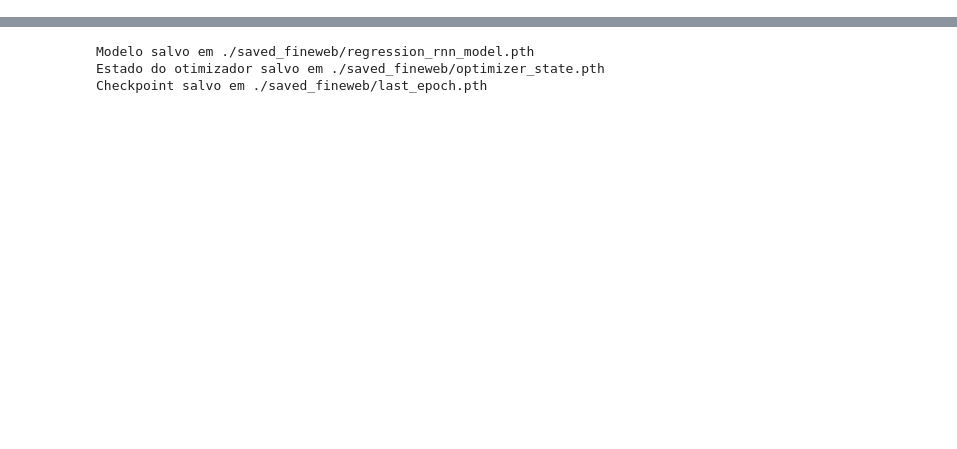
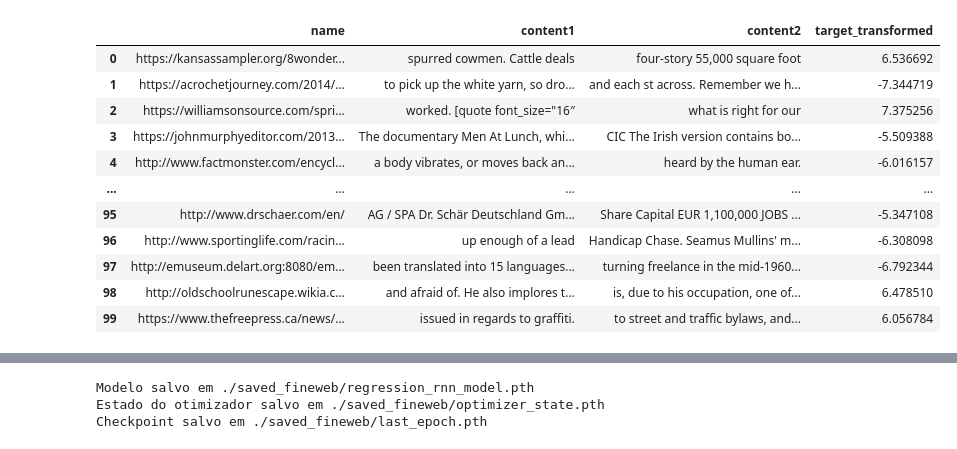
Before and after one commit to jadsongmatos/Tempo-nas-Narrativas, a Jupyter notebook: treino.ipynb, the cells around one changed output, grey strips where cells are left out. Cells and saved outputs as stored; diff of their text form; code cells hidden in the pictures; blank space fills up the shorter version.

Commit message:
mais dados

```diff
--- a/treino.ipynb
+++ b/treino.ipynb
@@ -0,0 +1,84 @@
+# %%
+import duckdb
+
+# Caminhos para os bancos de dados
+db1_path = 'fineweb.duckdb'  # Substitua pelo caminho do seu primeiro banco de dados
+db2_path = 'books.duckdb'  # Substitua pelo caminho do seu segundo banco de dados
+
+# Alias para o segundo banco de dados
+alias_db2 = 'db2_alias'
+
+# Conectar ao banco de dados principal
+conn = duckdb.connect(database=db1_path, read_only=False)
+
+# Anexar o segundo banco de dados
+conn.execute(f"ATTACH DATABASE '{db2_path}' AS {alias_db2}")
+
+# Verificar esquemas (opcional, mas recomendado)
+schema_main = conn.execute("DESCRIBE dataset").fetchdf()
+schema_db2 = conn.execute(f"DESCRIBE {alias_db2}.dataset").fetchdf()
+
+if not schema_main.equals(schema_db2):
+	raise Exception("Os esquemas das tabelas 'dataset' nos dois bancos de dados não são compatíveis.")
+
+# Executar a consulta modificada
+df_training = conn.execute(f"""
+WITH combined_dataset AS (
+	SELECT * FROM dataset
+	UNION ALL
+	SELECT * FROM {alias_db2}.dataset
+),
+sampled_a AS (
+	SELECT id, indice, content, name
+	FROM (
+	SELECT
+		id,
+		indice,
+		content,
+		name,
+		ROW_NUMBER() OVER (PARTITION BY name ORDER BY RANDOM()) AS rn
+	FROM combined_dataset
+	) sub
+	WHERE rn <= 1
+),
+sampled_b AS (
+	SELECT id, indice, content, name
+	FROM (
+	SELECT
+		id,
+		indice,
+		content,
+		name,
+		ROW_NUMBER() OVER (PARTITION BY name ORDER BY RANDOM()) AS rn
+	FROM combined_dataset
+	) sub
+	WHERE rn <= 1
+)
+SELECT
+	a.name AS name,
+	a.content AS content1,
+	b.content AS content2,
+	SIGN(a.indice - b.indice) * LN(1 + ABS(a.indice - b.indice)) AS target_transformed
+FROM sampled_a a
+JOIN sampled_b b
+	ON a.name = b.name
+ORDER BY RANDOM()
+LIMIT 100;
+""").df()
+
+conn.close()
+
+df_training
+# %% [output]
+|  | name | content1 | content2 | target_transformed |
+| 0 | https://kansassampler.org/8wonder... | spurred cowmen. Cattle deals | four-story 55,000 square foot | 6.536692 |
+| 1 | https://acrochetjourney.com/2014/... | to pick up the white yarn, so dro... | and each st across. Remember we h... | -7.344719 |
+| 2 | https://williamsonsource.com/spri... | worked. [quote font_size="16″ | what is right for our | 7.375256 |
+| 3 | https://johnmurphyeditor.com/2013... | The documentary Men At Lunch, whi... | CIC The Irish version contains bo... | -5.509388 |
+| 4 | http://www.factmonster.com/encycl... | a body vibrates, or moves back an... | heard by the human ear. | -6.016157 |
+| ... | ... | ... | ... | ... |
+| 95 | http://www.drschaer.com/en/ | AG / SPA Dr. Schär Deutschland Gm... | Share Capital EUR 1,100,000 JOBS ... | -5.347108 |
+| 96 | http://www.sportinglife.com/racin... | up enough of a lead | Handicap Chase. Seamus Mullins' m... | -6.308098 |
+| 97 | http://emuseum.delart.org:8080/em... | been translated into 15 languages... | turning freelance in the mid-1960... | -6.792344 |
+| 98 | http://oldschoolrunescape.wikia.c... | and afraid of. He also implores t... | is, due to his occupation, one of... | 6.478510 |
+| 99 | https://www.thefreepress.ca/news/... | issued in regards to graffiti. | to street and traffic bylaws, and... | 6.056784 |
```
Also changed, not shown: parts of 23 cells of this notebook, 1 other file.
